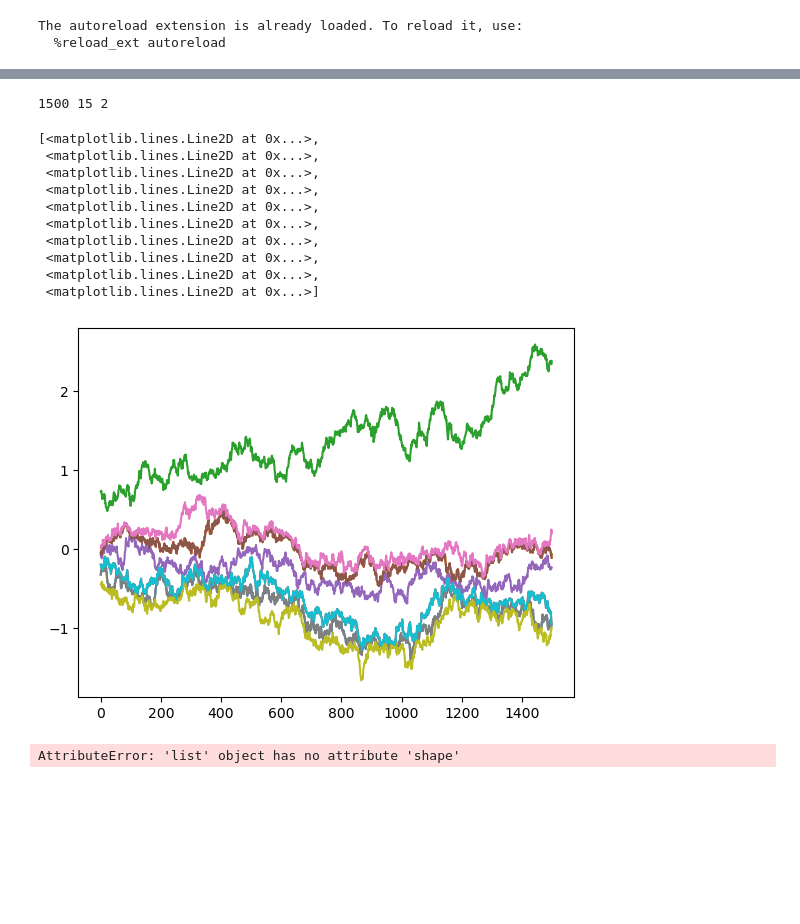
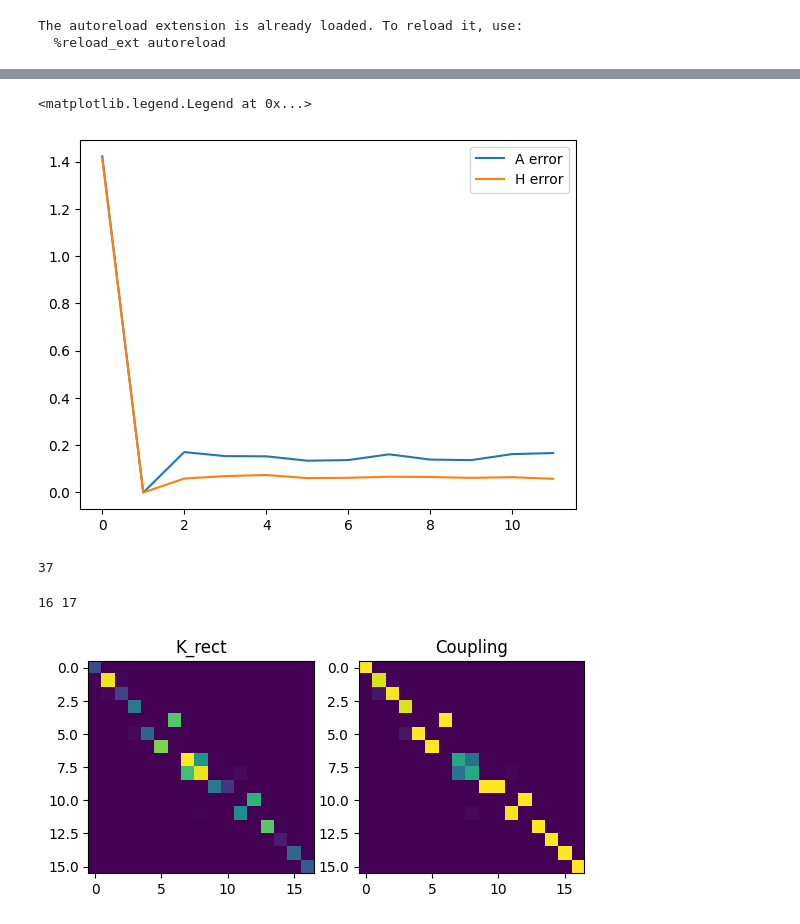
Before and after one commit to StanleyN1/OTProject, a Jupyter notebook: trajectory_inference/src/branching_test.ipynb, the cells around one changed output, grey strips where cells are left out. Drawn from its saved outputs; the diff is of its cells as text; code cells hidden in the pictures; blank space fills up the shorter version.

```diff
--- a/trajectory_inference/src/branching_test.ipynb
+++ b/trajectory_inference/src/branching_test.ipynb
@@ -305,22 +98,18 @@ identity_couplings = np.array([np.eye(N_traj)]*(Nt - 1)) / N_traj
-# %%
-Nt, N_traj, d = np.array(xs_data).shape
-print(Nt, N_traj, d)
-# plt.plot(sample_trajectory_idxs_rectangle(identity_couplings, N_sample=10).T);
-plt.plot(sample_trajectory_xs_rectangle(identity_couplings, xs_data, N_sample=10)[0][:, :, 0].T)
-# %% [output]
-1500 15 2
-[<matplotlib.lines.Line2D at 0x...>,
- <matplotlib.lines.Line2D at 0x...>,
- <matplotlib.lines.Line2D at 0x...>,
- <matplotlib.lines.Line2D at 0x...>,
- <matplotlib.lines.Line2D at 0x...>,
- <matplotlib.lines.Line2D at 0x...>,
- <matplotlib.lines.Line2D at 0x...>,
- <matplotlib.lines.Line2D at 0x...>,
- <matplotlib.lines.Line2D at 0x...>,
- <matplotlib.lines.Line2D at 0x...>]
-[figure, removed]
-# %%
-plot_time_matrix(Pis[-1], 100)
-# %% [output]
-AttributeError: 'list' object has no attribute 'shape'
+# %%
+plt.plot(matrix_errors(process, As, Hs)[0], label="A error")
+plt.plot(matrix_errors(process, As, Hs)[1], label="H error")
+plt.legend()
+# %% [output]
+<matplotlib.legend.Legend at 0x...>
+[figure, added]
+# %%
+process.N_traj
+# %% [output]
+37
+# %%
+idx=branch_times_data[6]
+# idx = 10
+plot_kernel_coupling(idx, xs_data, ts_data, A_est, H_est)
+# %% [output]
+16 17
+[figure, added]
```
Also changed, not shown: parts of 19 cells of this notebook, 14 other files.
